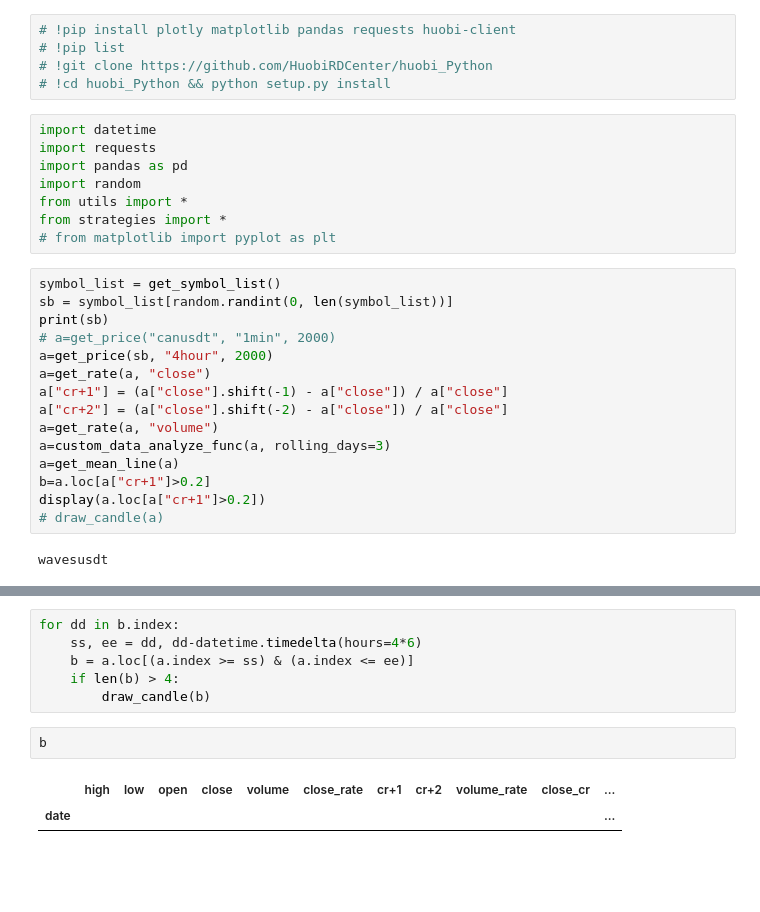
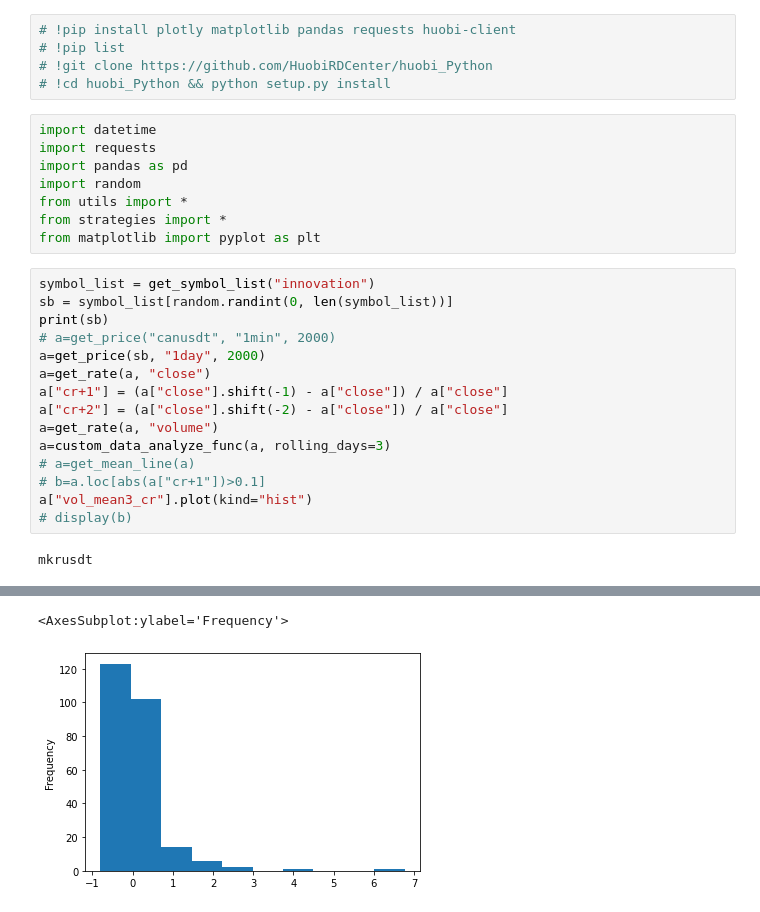
Before and after one commit to meteorjim/coinProj, a Jupyter notebook: research.ipynb, the cells around one changed output, grey strips where cells are left out. Drawn from its saved outputs; the diff is of its cells as text; blank space fills up the shorter version.

```diff
--- a/research.ipynb
+++ b/research.ipynb
@@ -10,21 +10,21 @@ import pandas as pd
 import random
 from utils import *
 from strategies import *
-# from matplotlib import pyplot as plt
+from matplotlib import pyplot as plt
 # %%
-symbol_list = get_symbol_list()
+symbol_list = get_symbol_list("innovation")
 sb = symbol_list[random.randint(0, len(symbol_list))]
 print(sb)
 # a=get_price("canusdt", "1min", 2000)
-a=get_price(sb, "4hour", 2000)
+a=get_price(sb, "1day", 2000)
 a=get_rate(a, "close")
 a["cr+1"] = (a["close"].shift(-1) - a["close"]) / a["close"]
 a["cr+2"] = (a["close"].shift(-2) - a["close"]) / a["close"]
 a=get_rate(a, "volume")
 a=custom_data_analyze_func(a, rolling_days=3)
-a=get_mean_line(a)
-b=a.loc[a["cr+1"]>0.2]
-display(a.loc[a["cr+1"]>0.2])
-# draw_candle(a)
+# a=get_mean_line(a)
+# b=a.loc[abs(a["cr+1"])>0.1]
+a["vol_mean3_cr"].plot(kind="hist")
+# display(b)
 # %% [output]
-wavesusdt
+mkrusdt
@@ -36,11 +31,2 @@ wavesusdt
+<AxesSubplot:ylabel='Frequency'>
+[figure, added]
-# %%
-for dd in b.index:
-    ss, ee = dd, dd-datetime.timedelta(hours=4*6)
-    b = a.loc[(a.index >= ss) & (a.index <= ee)]
-    if len(b) > 4:
-        draw_candle(b)
-# %%
-b
-# %% [output]
-|  | high | low | open | close | volume | close_rate | cr+1 | cr+2 | volume_rate | close_cr | ... |
-| date |  |  |  |  |  |  |  |  |  |  | ... |
```
Also changed, not shown: parts of 2 cells of this notebook, 1 other file.
